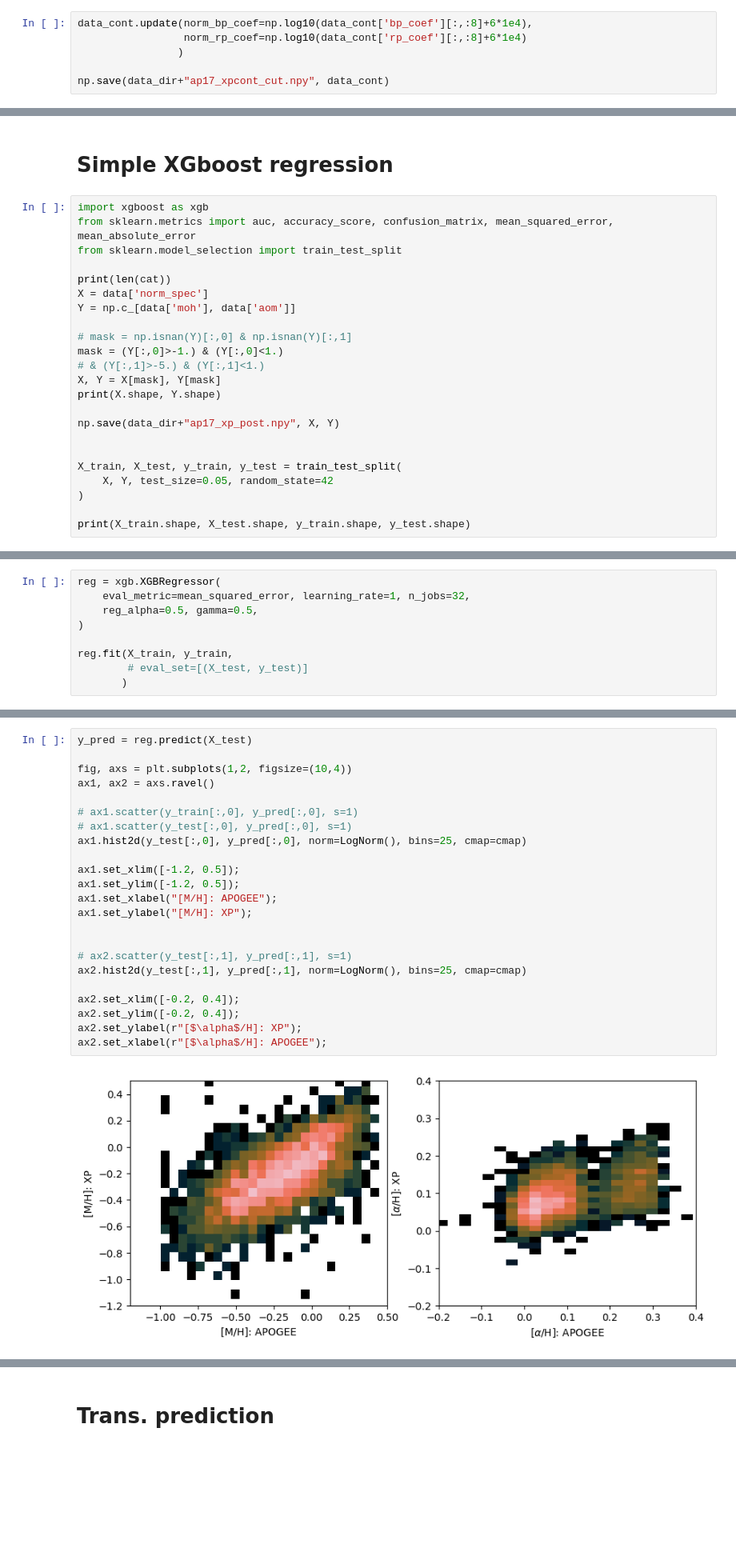
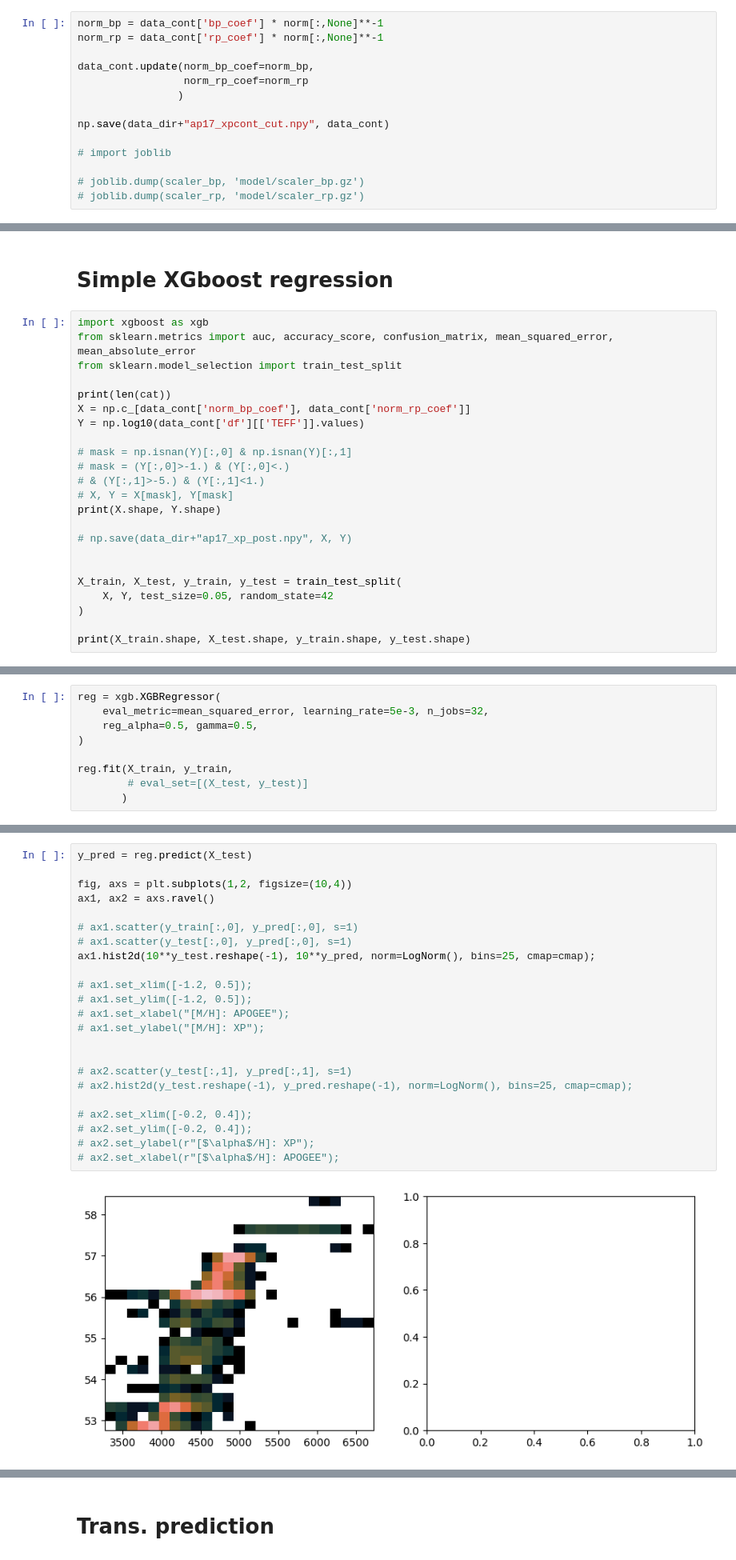
Before and after one commit to jiadonglee/aspgap, a Jupyter notebook: docs/gaiaXP.ipynb, the cells around one changed output, grey strips where cells are left out. Shown at 80% size. Drawn from its saved outputs; the diff is of its cells as text; blank space fills up the shorter version.

```diff
--- a/docs/gaiaXP.ipynb
+++ b/docs/gaiaXP.ipynb
@@ -218,6 +250,14 @@ for i,idx in enumerate(idx_lst):
 # %%
-data_cont.update(norm_bp_coef=np.log10(data_cont['bp_coef'][:,:8]+6*1e4),
-                 norm_rp_coef=np.log10(data_cont['rp_coef'][:,:8]+6*1e4)
+norm_bp = data_cont['bp_coef'] * norm[:,None]**-1
+norm_rp = data_cont['rp_coef'] * norm[:,None]**-1
+
+data_cont.update(norm_bp_coef=norm_bp,
+                 norm_rp_coef=norm_rp
                 )
 
 np.save(data_dir+"ap17_xpcont_cut.npy", data_cont)
+
+# import joblib
+
+# joblib.dump(scaler_bp, 'model/scaler_bp.gz')
+# joblib.dump(scaler_rp, 'model/scaler_rp.gz')
@@ -362,16 +343,16 @@ from sklearn.metrics import auc, accuracy_score, confusion_matrix, mean_squared_
 from sklearn.model_selection import train_test_split
 
 print(len(cat))
-X = data['norm_spec']
-Y = np.c_[data['moh'], data['aom']]
+X = np.c_[data_cont['norm_bp_coef'], data_cont['norm_rp_coef']]
+Y = np.log10(data_cont['df'][['TEFF']].values)
 
 # mask = np.isnan(Y)[:,0] & np.isnan(Y)[:,1]
-mask = (Y[:,0]>-1.) & (Y[:,0]<1.)
+# mask = (Y[:,0]>-1.) & (Y[:,0]<.)
 # & (Y[:,1]>-5.) & (Y[:,1]<1.)
-X, Y = X[mask], Y[mask]
+# X, Y = X[mask], Y[mask]
 print(X.shape, Y.shape)
 
-np.save(data_dir+"ap17_xp_post.npy", X, Y)
+# np.save(data_dir+"ap17_xp_post.npy", X, Y)
 
 
 X_train, X_test, y_train, y_test = train_test_split(
@@ -388,6 +367,6 @@ print(X_train.shape, X_test.shape, y_train.shape, y_test.shape)
 # %%
 reg = xgb.XGBRegressor(
-    eval_metric=mean_squared_error, learning_rate=1, n_jobs=32,
+    eval_metric=mean_squared_error, learning_rate=5e-3, n_jobs=32,
     reg_alpha=0.5, gamma=0.5,
 )
 
@@ -409,25 +388,25 @@ XGBRegressor(base_score=0.5, booster='gbtree', callbacks=None,
 # %%
 y_pred = reg.predict(X_test)
 
 fig, axs = plt.subplots(1,2, figsize=(10,4))
 ax1, ax2 = axs.ravel()
 
 # ax1.scatter(y_train[:,0], y_pred[:,0], s=1)
 # ax1.scatter(y_test[:,0], y_pred[:,0], s=1)
-ax1.hist2d(y_test[:,0], y_pred[:,0], norm=LogNorm(), bins=25, cmap=cmap)
+ax1.hist2d(10**y_test.reshape(-1), 10**y_pred, norm=LogNorm(), bins=25, cmap=cmap);
 
-ax1.set_xlim([-1.2, 0.5]);
-ax1.set_ylim([-1.2, 0.5]);
-ax1.set_xlabel("[M/H]: APOGEE");
-ax1.set_ylabel("[M/H]: XP");
+# ax1.set_xlim([-1.2, 0.5]);
+# ax1.set_ylim([-1.2, 0.5]);
+# ax1.set_xlabel("[M/H]: APOGEE");
+# ax1.set_ylabel("[M/H]: XP");
 
 
 # ax2.scatter(y_test[:,1], y_pred[:,1], s=1)
-ax2.hist2d(y_test[:,1], y_pred[:,1], norm=LogNorm(), bins=25, cmap=cmap)
+# ax2.hist2d(y_test.reshape(-1), y_pred.reshape(-1), norm=LogNorm(), bins=25, cmap=cmap);
 
-ax2.set_xlim([-0.2, 0.4]);
-ax2.set_ylim([-0.2, 0.4]);
-ax2.set_ylabel(r"[$\alpha$/H]: XP");
-ax2.set_xlabel(r"[$\alpha$/H]: APOGEE");
+# ax2.set_xlim([-0.2, 0.4]);
+# ax2.set_ylim([-0.2, 0.4]);
+# ax2.set_ylabel(r"[$\alpha$/H]: XP");
+# ax2.set_xlabel(r"[$\alpha$/H]: APOGEE");
 # %% [output]
-[figure, old version]
+[figure, new version]
```
Also changed, not shown: parts of 30 cells of this notebook, 3 other files.
